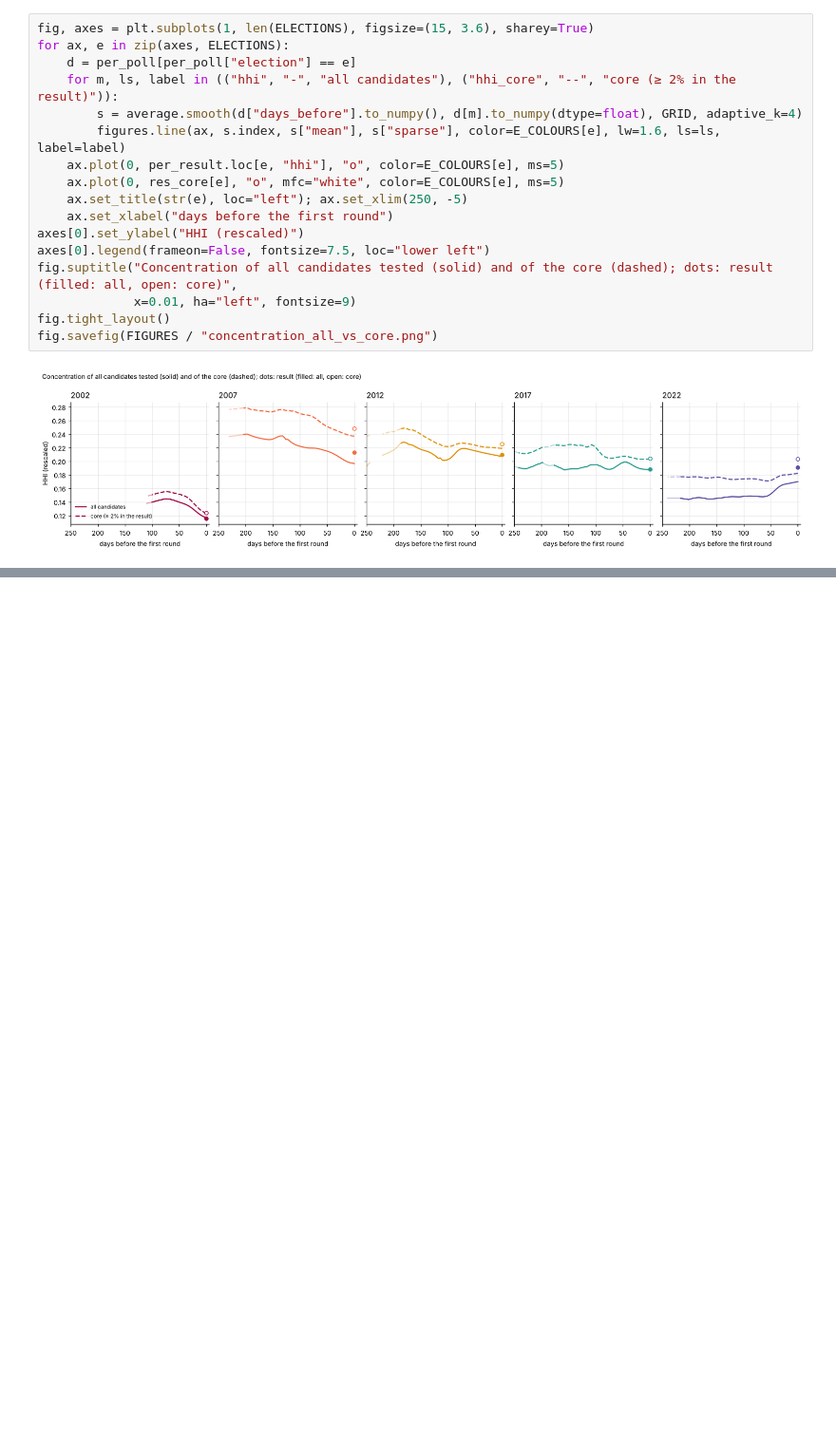
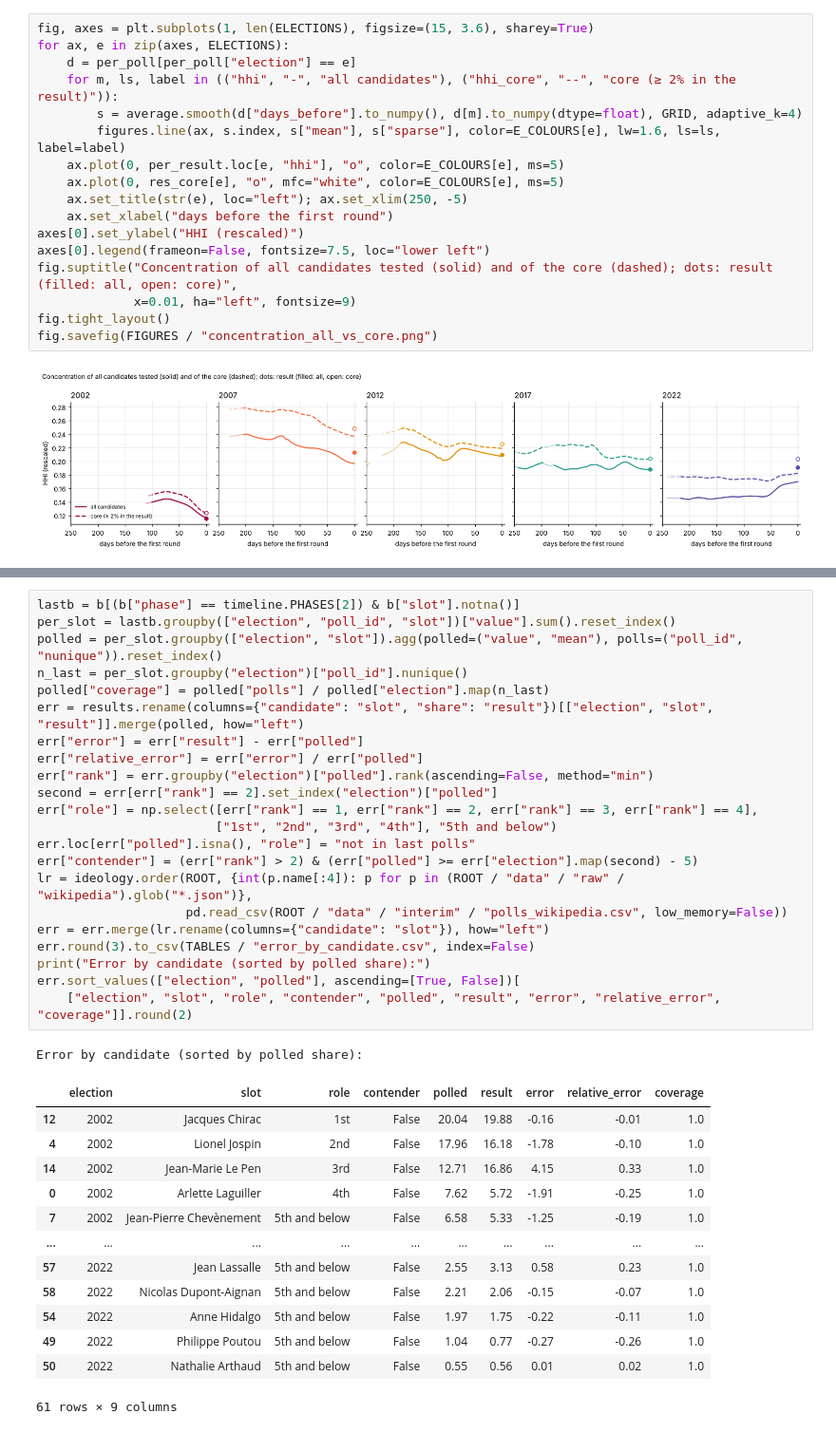
Before and after one commit to clarasalas/strategic-voting-polls-2RS, a Jupyter notebook: notebooks/06_polls_vs_results.ipynb, the cells around one changed output, grey strips where cells are left out. Shown at 95% size. Drawn from its saved outputs; the diff is of its cells as text; blank space fills up the shorter version.

```diff
--- a/notebooks/06_polls_vs_results.ipynb
+++ b/notebooks/06_polls_vs_results.ipynb
@@ -227,0 +237,37 @@ fig.savefig(FIGURES / "concentration_all_vs_core.png")
+# %%
+lastb = b[(b["phase"] == timeline.PHASES[2]) & b["slot"].notna()]
+per_slot = lastb.groupby(["election", "poll_id", "slot"])["value"].sum().reset_index()
+polled = per_slot.groupby(["election", "slot"]).agg(polled=("value", "mean"), polls=("poll_id", "nunique")).reset_index()
+n_last = per_slot.groupby("election")["poll_id"].nunique()
+polled["coverage"] = polled["polls"] / polled["election"].map(n_last)
+err = results.rename(columns={"candidate": "slot", "share": "result"})[["election", "slot", "result"]].merge(polled, how="left")
+err["error"] = err["result"] - err["polled"]
+err["relative_error"] = err["error"] / err["polled"]
+err["rank"] = err.groupby("election")["polled"].rank(ascending=False, method="min")
+second = err[err["rank"] == 2].set_index("election")["polled"]
+err["role"] = np.select([err["rank"] == 1, err["rank"] == 2, err["rank"] == 3, err["rank"] == 4],
+                        ["1st", "2nd", "3rd", "4th"], "5th and below")
+err.loc[err["polled"].isna(), "role"] = "not in last polls"
+err["contender"] = (err["rank"] > 2) & (err["polled"] >= err["election"].map(second) - 5)
+lr = ideology.order(ROOT, {int(p.name[:4]): p for p in (ROOT / "data" / "raw" / "wikipedia").glob("*.json")},
+                    pd.read_csv(ROOT / "data" / "interim" / "polls_wikipedia.csv", low_memory=False))
+err = err.merge(lr.rename(columns={"candidate": "slot"}), how="left")
+err.round(3).to_csv(TABLES / "error_by_candidate.csv", index=False)
+print("Error by candidate (sorted by polled share):")
+err.sort_values(["election", "polled"], ascending=[True, False])[
+    ["election", "slot", "role", "contender", "polled", "result", "error", "relative_error", "coverage"]].round(2)
+# %% [output]
+Error by candidate (sorted by polled share):
+|  | election | slot | role | contender | polled | result | error | relative_error | coverage |
+| 12 | 2002 | Jacques Chirac | 1st | False | 20.04 | 19.88 | -0.16 | -0.01 | 1.0 |
+| 4 | 2002 | Lionel Jospin | 2nd | False | 17.96 | 16.18 | -1.78 | -0.10 | 1.0 |
+| 14 | 2002 | Jean-Marie Le Pen | 3rd | False | 12.71 | 16.86 | 4.15 | 0.33 | 1.0 |
+| 0 | 2002 | Arlette Laguiller | 4th | False | 7.62 | 5.72 | -1.91 | -0.25 | 1.0 |
+| 7 | 2002 | Jean-Pierre Chevènement | 5th and below | False | 6.58 | 5.33 | -1.25 | -0.19 | 1.0 |
+| ... | ... | ... | ... | ... | ... | ... | ... | ... | ... |
+| 57 | 2022 | Jean Lassalle | 5th and below | False | 2.55 | 3.13 | 0.58 | 0.23 | 1.0 |
+| 58 | 2022 | Nicolas Dupont-Aignan | 5th and below | False | 2.21 | 2.06 | -0.15 | -0.07 | 1.0 |
+| 54 | 2022 | Anne Hidalgo | 5th and below | False | 1.97 | 1.75 | -0.22 | -0.11 | 1.0 |
+| 49 | 2022 | Philippe Poutou | 5th and below | False | 1.04 | 0.77 | -0.27 | -0.26 | 1.0 |
+| 50 | 2022 | Nathalie Arthaud | 5th and below | False | 0.55 | 0.56 | 0.01 | 0.02 | 1.0 |
+61 rows × 9 columns
```
Also changed, not shown: parts of 5 cells of this notebook, 3 other files.
